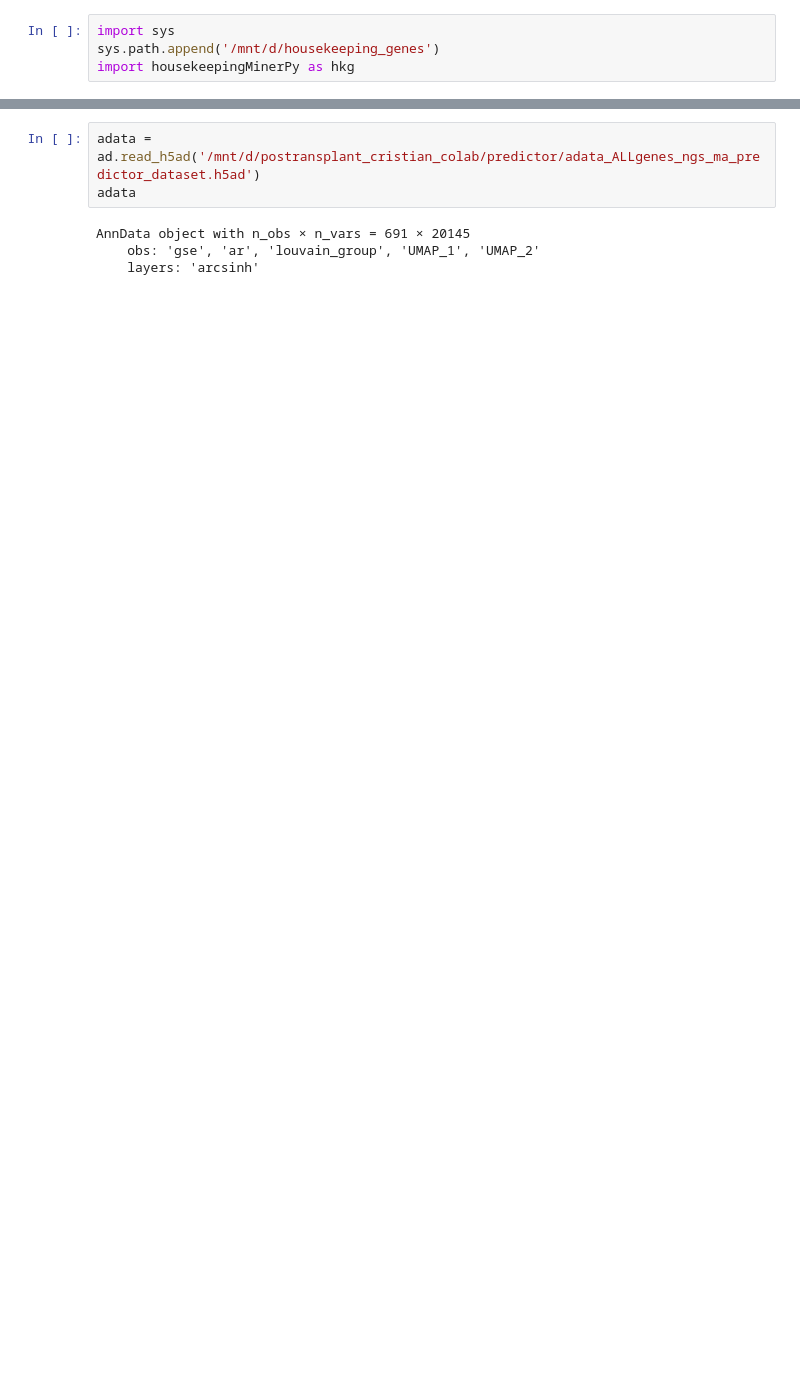
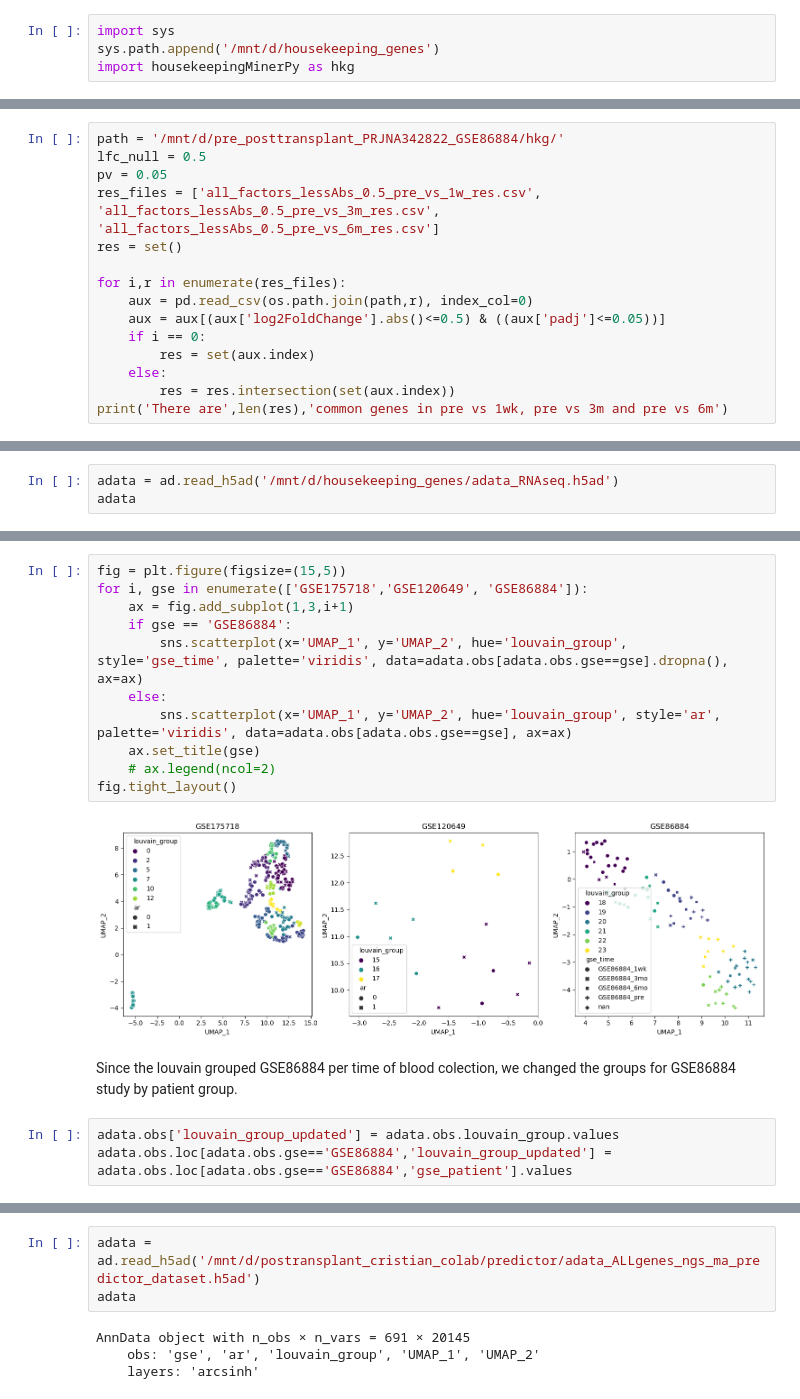
Before and after one commit to guilhermetabordaribas/housekeepingMinerPy, a Jupyter notebook: testing_pkg_hkgMiner.ipynb, the cells around one changed output, grey strips where cells are left out. Cells and saved outputs as stored; diff of their text form; blank space fills up the shorter version.

```diff
--- a/testing_pkg_hkgMiner.ipynb
+++ b/testing_pkg_hkgMiner.ipynb
@@ -11,0 +25,15 @@ import housekeepingMinerPy as hkg
+# %%
+path = '/mnt/d/pre_posttransplant_PRJNA342822_GSE86884/hkg/'
+lfc_null = 0.5
+pv = 0.05
+res_files = ['all_factors_lessAbs_0.5_pre_vs_1w_res.csv', 'all_factors_lessAbs_0.5_pre_vs_3m_res.csv', 'all_factors_lessAbs_0.5_pre_vs_6m_res.csv']
+res = set()
+
+for i,r in enumerate(res_files):
+    aux = pd.read_csv(os.path.join(path,r), index_col=0)
+    aux = aux[(aux['log2FoldChange'].abs()<=0.5) & ((aux['padj']<=0.05))]
+    if i == 0:
+        res = set(aux.index)
+    else:
+        res = res.intersection(set(aux.index))
+print('There are',len(res),'common genes in pre vs 1wk, pre vs 3m and pre vs 6m')
@@ -11,0 +190,3 @@ import housekeepingMinerPy as hkg
+# %%
+adata = ad.read_h5ad('/mnt/d/housekeeping_genes/adata_RNAseq.h5ad')
+adata
@@ -11,0 +205,18 @@ import housekeepingMinerPy as hkg
+# %%
+fig = plt.figure(figsize=(15,5))
+for i, gse in enumerate(['GSE175718','GSE120649', 'GSE86884']):
+    ax = fig.add_subplot(1,3,i+1)
+    if gse == 'GSE86884':
+        sns.scatterplot(x='UMAP_1', y='UMAP_2', hue='louvain_group', style='gse_time', palette='viridis', data=adata.obs[adata.obs.gse==gse].dropna(), ax=ax)
+    else:
+        sns.scatterplot(x='UMAP_1', y='UMAP_2', hue='louvain_group', style='ar', palette='viridis', data=adata.obs[adata.obs.gse==gse], ax=ax)
+    ax.set_title(gse)
+    # ax.legend(ncol=2)
+fig.tight_layout()
+# %% [output]
+[figure, added]
+# %% [markdown]
+Since the louvain grouped GSE86884 per time of blood colection, we changed the groups for GSE86884 study by patient group.
+# %%
+adata.obs['louvain_group_updated'] = adata.obs.louvain_group.values
+adata.obs.loc[adata.obs.gse=='GSE86884','louvain_group_updated'] = adata.obs.loc[adata.obs.gse=='GSE86884','gse_patient'].values
```
Also changed, not shown: parts of 71 cells of this notebook, 3 other files.
